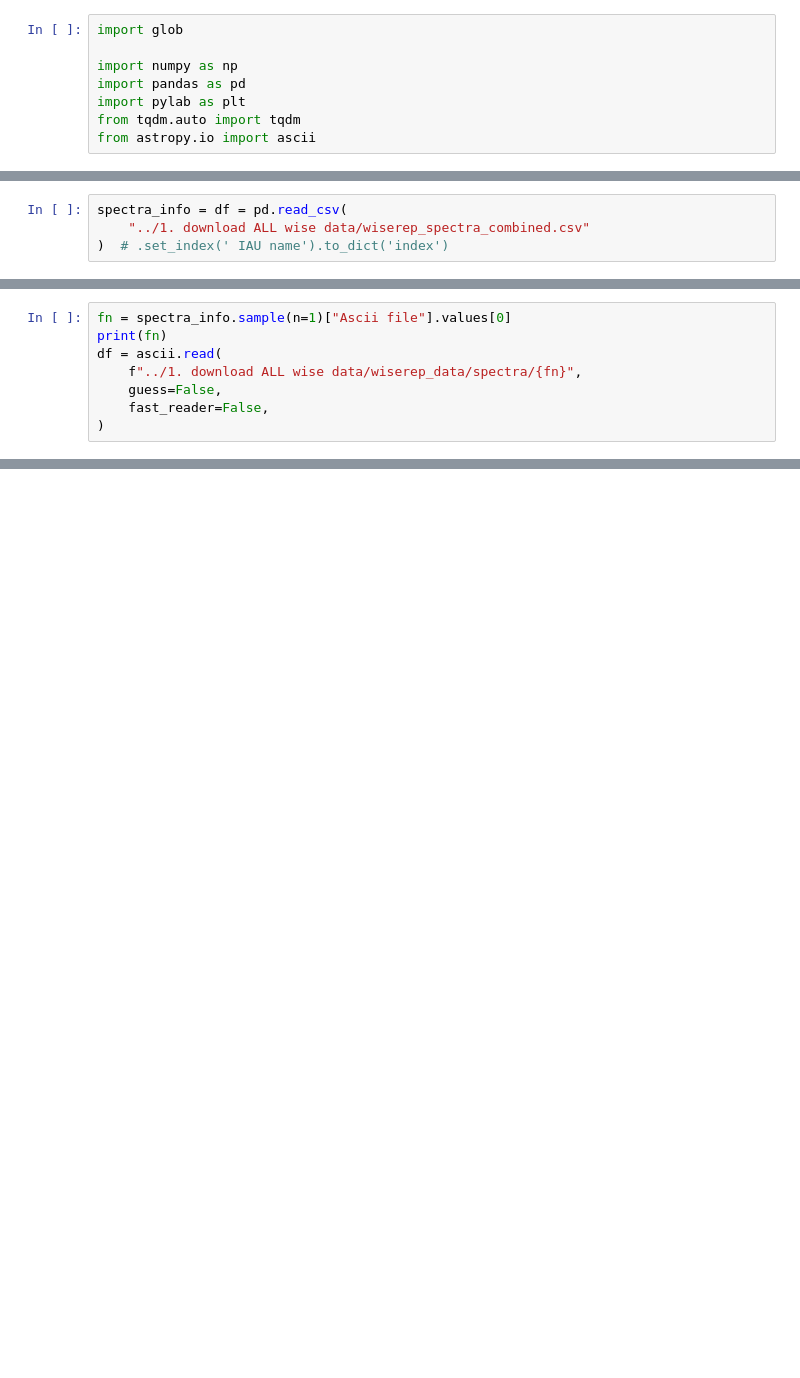
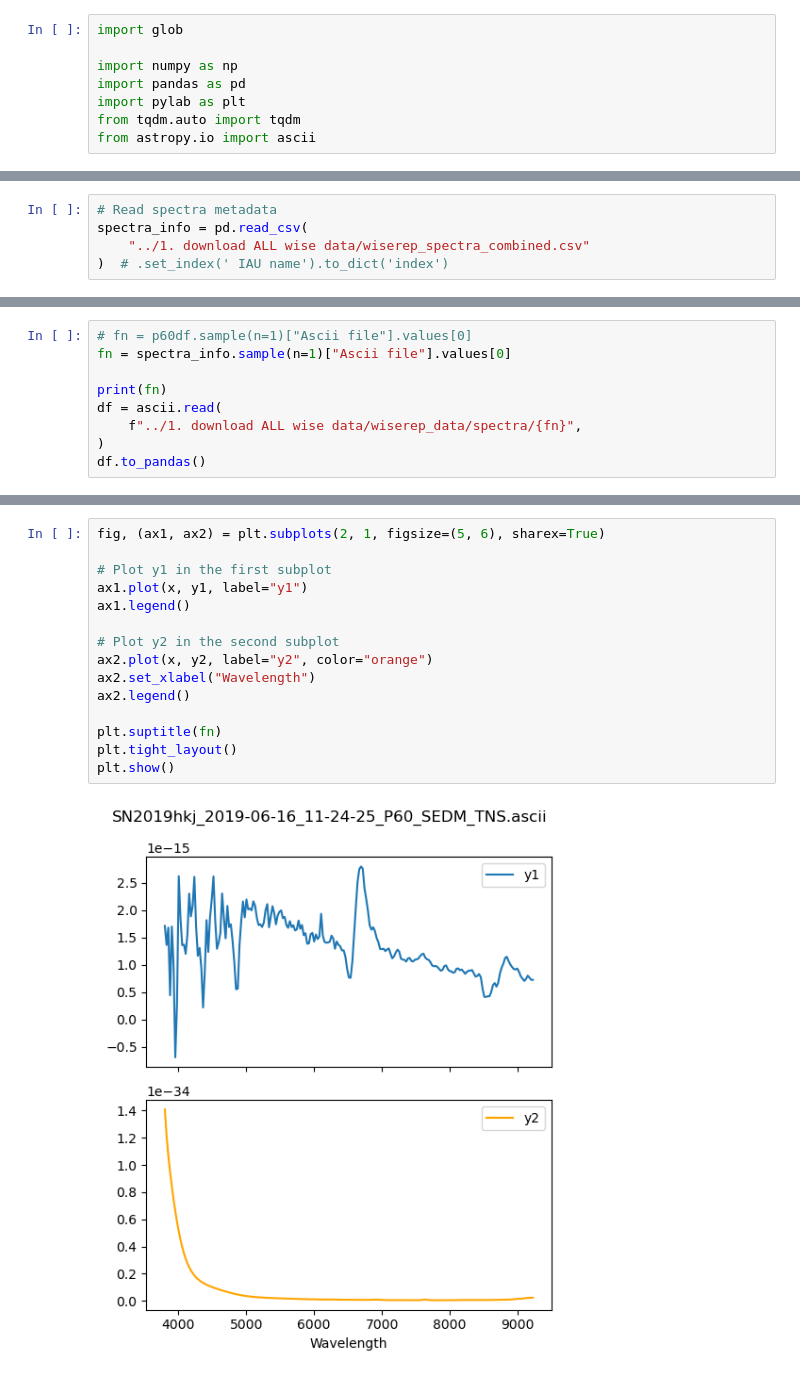
Before and after one commit to aec3675/multi-modal-multi-peaks, a Jupyter notebook: sidchaini/2. eda metadata and spectra/2.2. eda spectra.ipynb, the cells around one changed output, grey strips where cells are left out. Drawn from its saved outputs; the diff is of its cells as text; blank space fills up the shorter version.

```diff
--- a/sidchaini/2. eda metadata and spectra/2.2. eda spectra.ipynb
+++ b/sidchaini/2. eda metadata and spectra/2.2. eda spectra.ipynb
@@ -9,5 +11,6 @@ from astropy.io import ascii
 # %%
-spectra_info = df = pd.read_csv(
+# Read spectra metadata
+spectra_info = pd.read_csv(
     "../1. download ALL wise data/wiserep_spectra_combined.csv"
 )  # .set_index(' IAU name').to_dict('index')
 # %%
@@ -71,9 +210,10 @@ results_df.to_csv("96.84% success read - default options.csv")
 # %%
+# fn = p60df.sample(n=1)["Ascii file"].values[0]
 fn = spectra_info.sample(n=1)["Ascii file"].values[0]
+
 print(fn)
 df = ascii.read(
     f"../1. download ALL wise data/wiserep_data/spectra/{fn}",
-    guess=False,
-    fast_reader=False,
 )
+df.to_pandas()
 # %% [output]
@@ -88,0 +244,17 @@ np.float64(4708.0)
+# %%
+fig, (ax1, ax2) = plt.subplots(2, 1, figsize=(5, 6), sharex=True)
+
+# Plot y1 in the first subplot
+ax1.plot(x, y1, label="y1")
+ax1.legend()
+
+# Plot y2 in the second subplot
+ax2.plot(x, y2, label="y2", color="orange")
+ax2.set_xlabel("Wavelength")
+ax2.legend()
+
+plt.suptitle(fn)
+plt.tight_layout()
+plt.show()
+# %% [output]
+[figure, added]
```
Also changed, not shown: parts of 24 cells of this notebook, 5 other files.
